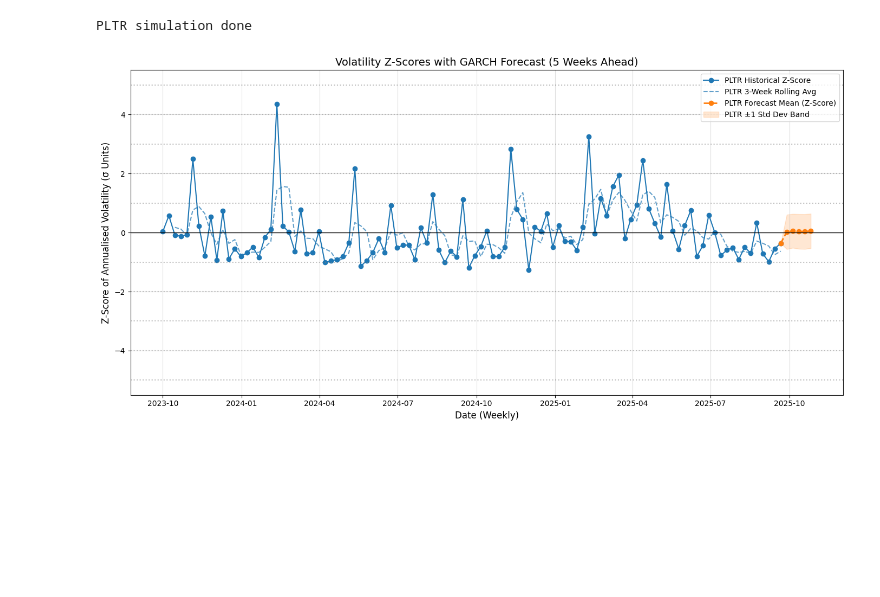
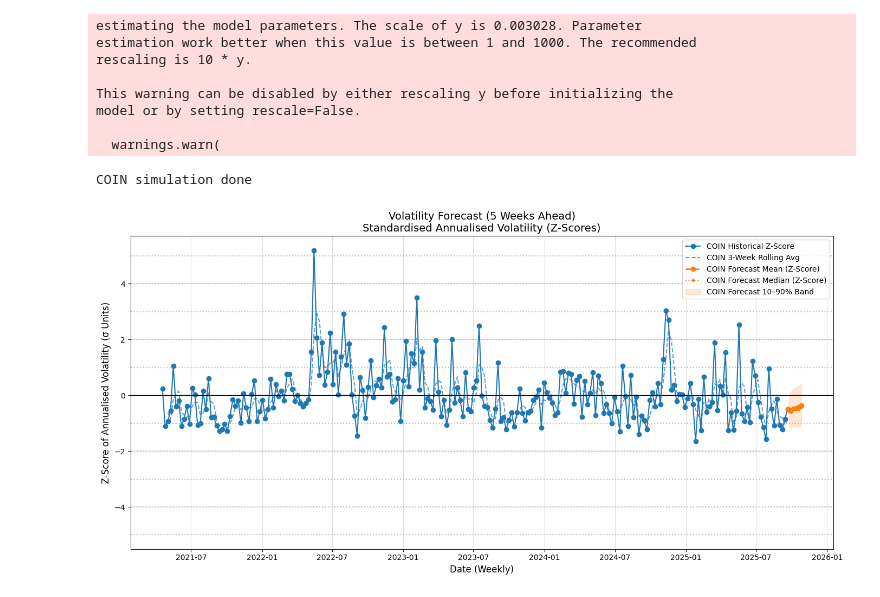
Before and after one commit to garthajon/QuantFinanceIntro, a Jupyter notebook: ZSCORE_GARCH_PREDICTION_WITH_MONTE_CARLO_SIM.ipynb, the cells around one changed output. Drawn from its saved outputs; the diff is of its cells as text; code cells hidden in the pictures; blank space fills up the shorter version.

```diff
--- a/ZSCORE_GARCH_PREDICTION_WITH_MONTE_CARLO_SIM.ipynb
+++ b/ZSCORE_GARCH_PREDICTION_WITH_MONTE_CARLO_SIM.ipynb
@@ -21,5 +17,4 @@ Successfully installed arch-7.2.0
 # %%
-
 import yfinance as yf
 import pandas as pd
 import numpy as np
@@ -27,12 +22,12 @@ import matplotlib.pyplot as plt
 from arch import arch_model
 
 # ---------- PARAMETERS ----------
-tickers = ['PLTR']
+tickers = ['COIN']
 end_date = pd.Timestamp.today()
 start_date = end_date - pd.DateOffset(years=2)
 n_weeks = 5
 trading_days_per_week = 5
-horizon_days = n_weeks * trading_days_per_week
+horizon_days = n_weeks * trading_days_per_week  # 50 trading days
 n_sims = 2000
 seed = 42
 
@@ -43,7 +38,7 @@ df = yf.download(tickers, start=start_date, end=end_date, progress=False)['Close
 returns = df.pct_change().dropna()  # decimal returns (e.g. 0.01 = 1%)
 
 # ---------- HISTORICAL WEEKLY REALISED VOL & Z-SCORE ----------
-weekly_std = returns.resample('W').std() * np.sqrt(252)
+weekly_std = returns.resample('W').std() * np.sqrt(252)   # weekly annualised vol (decimal)
 standardised = pd.DataFrame(index=weekly_std.index)
 zscore_params = {}
 
@@ -55,23 +50,17 @@ for t in tickers:
 
 rolling_avg3 = standardised.rolling(window=3, min_periods=3).mean()
 
-# ---------- FIT GARCH & MONTE CARLO SIMULATION (WITH SCALING) ----------
+# ---------- FIT GARCH(1,1) on DECIMAL RETURNS ----------
 results_store = {}
-scale_factor = 100  # scale returns to ~1–100 for stable GARCH estimation
-
 for ticker in tickers:
-    # Scale returns
-    scaled_returns = returns[ticker] * scale_factor
-
-    # Fit GARCH(1,1)
-    am = arch_model(scaled_returns, vol='Garch', p=1, q=1, mean='Zero')
+    am = arch_model(returns[ticker], vol='Garch', p=1, q=1, mean='Zero')
     res = am.fit(disp='off')
 
     omega = res.params.get('omega', res.params.iloc[0])
     alpha = res.params.get('alpha[1]', res.params.iloc[1])
     beta  = res.params.get('beta[1]', res.params.iloc[2])
 
-    last_sigma = res.conditional_volatility[-1]  # in scaled units
+    last_sigma = res.conditional_volatility[-1]
     last_resid = res.resid[-1]
 
     sims_weekly_z = np.zeros((n_sims, n_weeks))
@@ -88,7 +77,7 @@ for ticker in tickers:
             z = np.random.normal()
             eps = sigma_next * z
             sigma = sigma_next
-            sim_returns[day] = eps / scale_factor  # convert back to decimal units
+            sim_returns[day] = eps
 
         week_vols = []
         for w in range(n_weeks):
@@ -105,13 +94,11 @@ for ticker in tickers:
         week_z = (week_vols - mu_hist) / sigma_hist
         sims_weekly_z[s, :] = week_z
 
-    # compute mean and std across simulations for each week
-    mean_z = np.mean(sims_weekly_z, axis=0)
-    std_z  = np.std(sims_weekly_z, axis=0, ddof=0)
-
     results_store[ticker] = {
-        'mean': mean_z,
-        'std': std_z
+        'mean': np.mean(sims_weekly_z, axis=0),
+        'median': np.percentile(sims_weekly_z, 50, axis=0),
+        'q10': np.percentile(sims_weekly_z, 10, axis=0),
+        'q90': np.percentile(sims_weekly_z, 90, axis=0),
     }
 
     print(f"{ticker} simulation done")
@@ -120,40 +107,48 @@ for ticker in tickers:
 plt.figure(figsize=(14,7))
 colors = plt.cm.tab10.colors
 
 for i, ticker in enumerate(tickers):
     # historical
     plt.plot(standardised.index, standardised[ticker], marker='o', color=colors[i], label=f'{ticker} Historical Z-Score')
     plt.plot(rolling_avg3.index, rolling_avg3[ticker], linestyle='--', color=colors[i], alpha=0.7, label=f'{ticker} 3-Week Rolling Avg')
 
     last_actual = standardised[ticker].iloc[-1]
     last_date = standardised.index[-1]
     forecast_index = pd.date_range(last_date, periods=n_weeks+1, freq='W')
 
-    # mean ±1 std
     mean_series = np.concatenate([[last_actual], results_store[ticker]['mean']])
-    std_series  = np.concatenate([[0], results_store[ticker]['std']])  # 0 for last actual
-
-    upper = mean_series + std_series
-    lower = mean_series - std_series
+    median_series = np.concatenate([[last_actual], results_store[ticker]['median']])
+    q10_series = np.concatenate([[last_actual], results_store[ticker]['q10']])
+    q90_series = np.concatenate([[last_actual], results_store[ticker]['q90']])
 
     forecast_color = colors[(i+1) % len(colors)]
     plt.plot(forecast_index, mean_series, linestyle='--', color=forecast_color, linewidth=2, marker='o', label=f"{ticker} Forecast Mean (Z-Score)")
-    plt.fill_between(forecast_index, lower, upper, color=forecast_color, alpha=0.18, label=f"{ticker} ±1 Std Dev Band")
+    plt.plot(forecast_index, median_series, linestyle=':', color=forecast_color, linewidth=1.5, marker='.', label=f"{ticker} Forecast Median (Z-Score)")
+    plt.fill_between(forecast_index, q10_series, q90_series, color=forecast_color, alpha=0.18, label=f"{ticker} Forecast 10–90% Band")
 
 # reference lines
 plt.axhline(0, color='black', linestyle='-', linewidth=1)
 for k in range(1,6):
     plt.axhline(k, color='grey', linestyle=':', alpha=0.5)
     plt.axhline(-k, color='grey', linestyle=':', alpha=0.5)
 
-# titles and labels
-plt.title(f'Volatility Z-Scores with GARCH Forecast ({n_weeks} Weeks Ahead)', fontsize=14)
+# ---------- TITLES AND LABELS ----------
+plt.title(f'Volatility Forecast ({n_weeks} Weeks Ahead)\nStandardised Annualised Volatility (Z-Scores)', fontsize=14)
 plt.xlabel('Date (Weekly)', fontsize=12)
 plt.ylabel('Z-Score of Annualised Volatility (σ Units)', fontsize=12)
+
 plt.legend()
 plt.grid(True, alpha=0.4)
 plt.tight_layout()
 plt.show()
 # %% [output]
-PLTR simulation done
+estimating the model parameters. The scale of y is 0.003028. Parameter
+estimation work better when this value is between 1 and 1000. The recommended
+rescaling is 10 * y.
+
+This warning can be disabled by either rescaling y before initializing the
+model or by setting rescale=False.
+
+  warnings.warn(
+COIN simulation done
-[figure, old version]
+[figure, new version]
```
Also changed, not shown: parts of 1 cell of this notebook.
